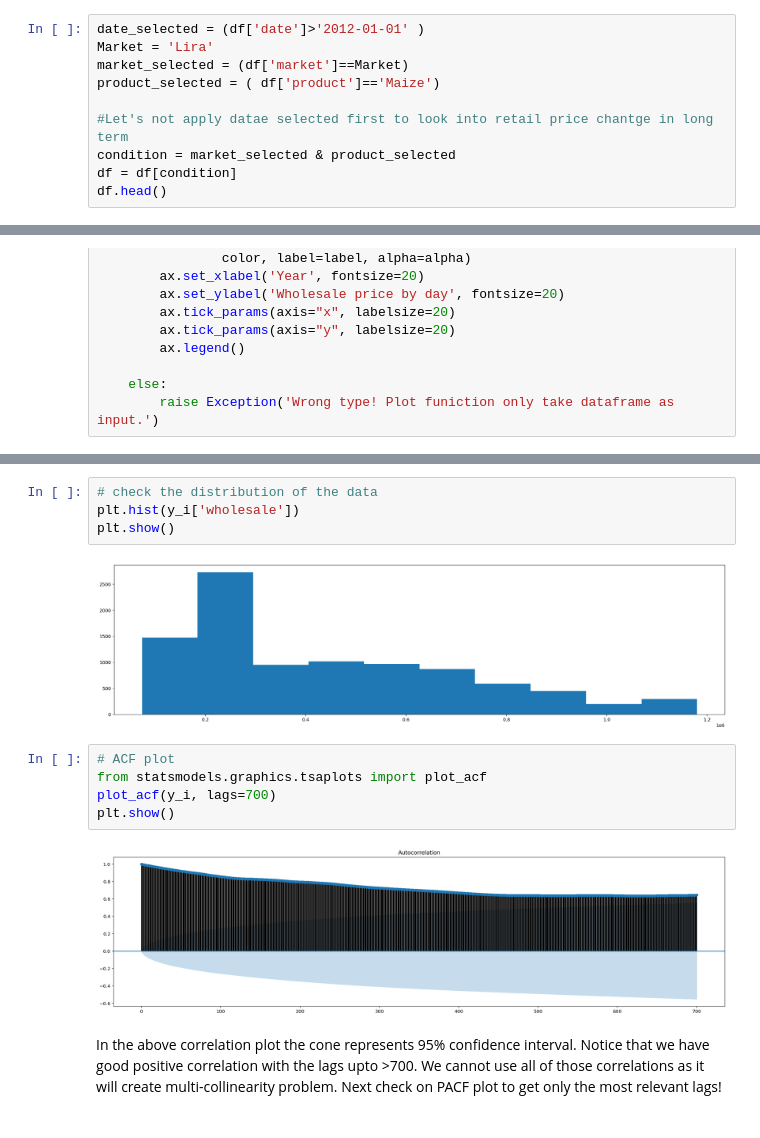
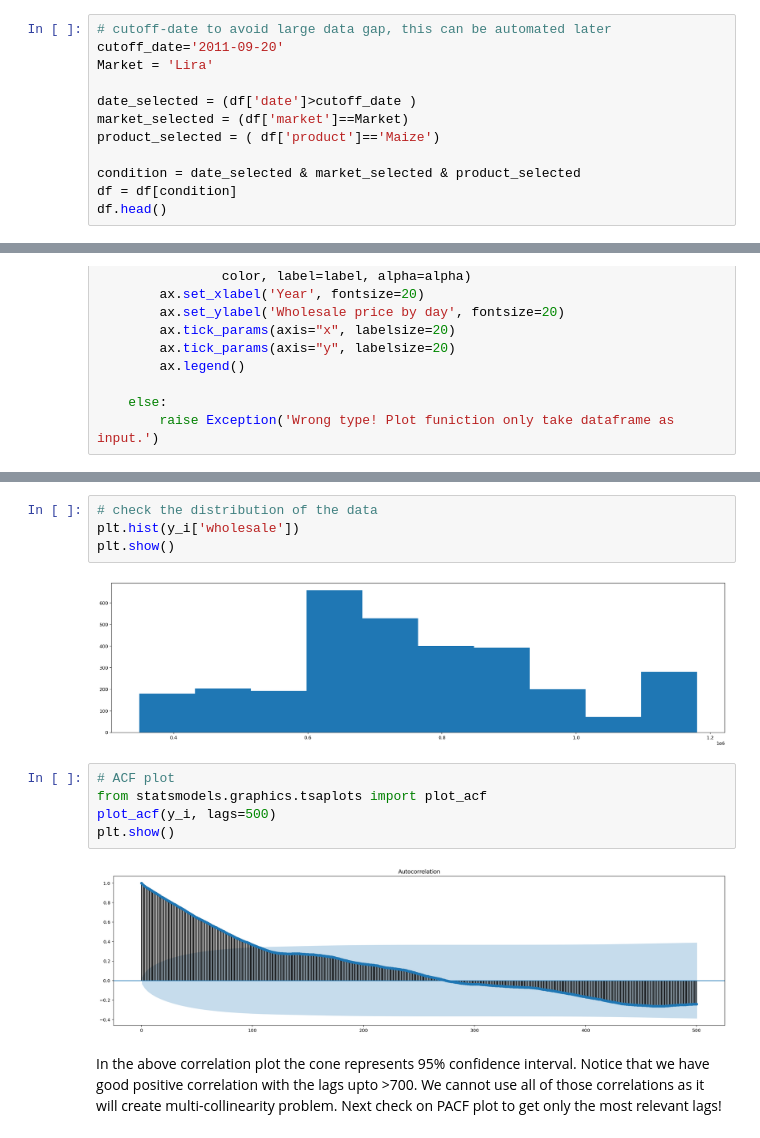
Before and after one commit to qianjing2020/lambda_lab, a Jupyter notebook: notebooks/baseline_model.ipynb, the cells around one changed output, grey strips where cells are left out. Cells and saved outputs as stored; diff of their text form.

```diff
--- a/notebooks/baseline_model.ipynb
+++ b/notebooks/baseline_model.ipynb
@@ -27,13 +27,15 @@ df.head(3)
 | 1 | 1 | Bujumbura | Maize | Burundi | 2011-10-05 | NaN | 549000.0 | BIF | 2011.0 | 10.0 | 5.0 | ... |
 | 2 | 2 | Bujumbura | Maize | Burundi | 2011-10-06 | NaN | 498970.0 | BIF | 2011.0 | 10.0 | 6.0 | ... |
 # %%
-date_selected = (df['date']>'2012-01-01' )
+# cutoff-date to avoid large data gap, this can be automated later
+cutoff_date='2011-09-20'
 Market = 'Lira'
+
+date_selected = (df['date']>cutoff_date )
 market_selected = (df['market']==Market)
 product_selected = ( df['product']=='Maize')
 
-#Let's not apply datae selected first to look into retail price chantge in long term
-condition = market_selected & product_selected
+condition = date_selected & market_selected & product_selected
 df = df[condition]
 df.head()
 # %% [output]
@@ -174,14 +171,14 @@ y_i = yt_n # interpolated y
 plt.hist(y_i['wholesale'])
 plt.show()
 # %% [output]
-[figure, old version]
+[figure, new version]
 # %%
 # ACF plot
 from statsmodels.graphics.tsaplots import plot_acf
-plot_acf(y_i, lags=700)
+plot_acf(y_i, lags=500)
 plt.show()
 # %% [output]
-[figure, old version]
+[figure, new version]
 # %% [markdown]
 In the above correlation plot the cone represents 95% confidence interval.
 Notice that we have good positive correlation with the lags upto >700. We cannot use all of those correlations as it will create multi-collinearity problem. Next check on PACF plot to get only the most relevant lags!
```
Also changed, not shown: parts of 28 cells of this notebook, 8 other files.
